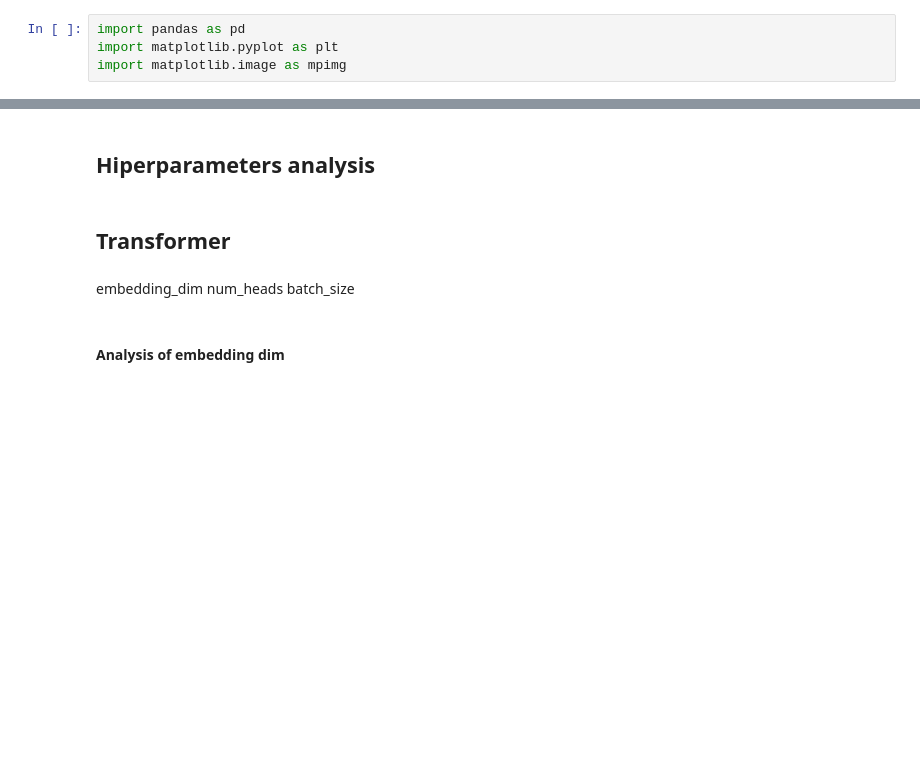
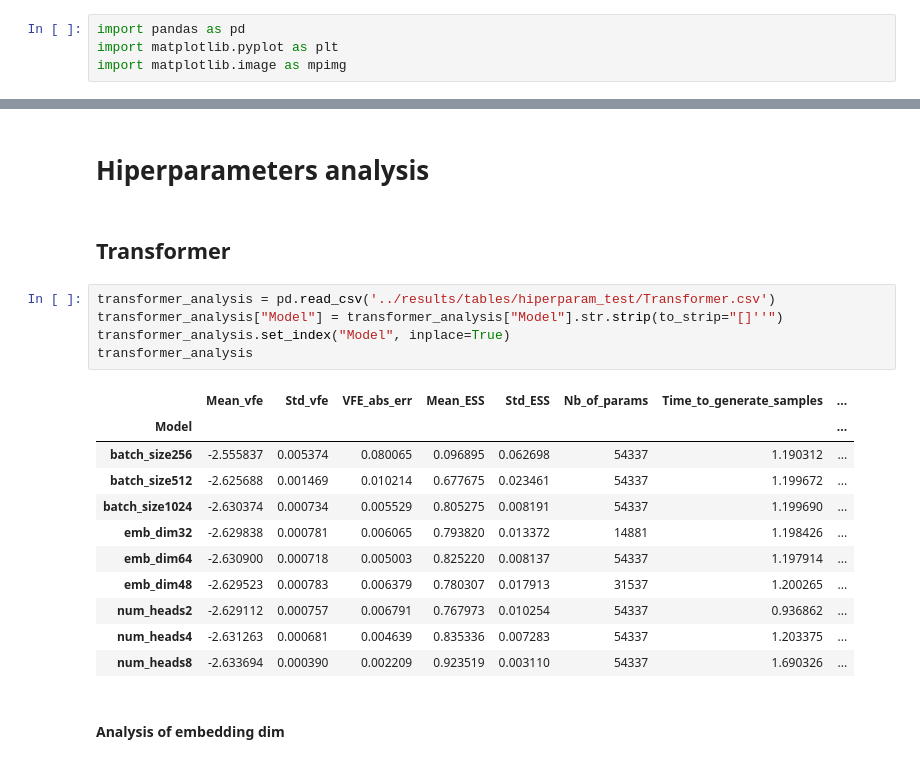
Before and after one commit to jan-szydlowski/Benchmarking-Autoregressive-Generative-Models, a Jupyter notebook: notebooks/analysis.ipynb, the cells around one changed output, grey strips where cells are left out. Saved outputs shown, nothing was run; the diff lists cells and outputs as text; blank space fills up the shorter version.

```diff
--- a/notebooks/analysis.ipynb
+++ b/notebooks/analysis.ipynb
@@ -53,11 +113,24 @@ plt.show()
 # %% [markdown]
-## Hiperparameters analysis
+# Hiperparameters analysis
 # %% [markdown]
 ## Transformer
-# %% [markdown]
-embedding_dim
-num_heads
-batch_size
+# %%
+transformer_analysis = pd.read_csv('../results/tables/hiperparam_test/Transformer.csv')
+transformer_analysis["Model"] = transformer_analysis["Model"].str.strip(to_strip="[]''")
+transformer_analysis.set_index("Model", inplace=True)
+transformer_analysis
+# %% [output]
+|  | Mean_vfe | Std_vfe | VFE_abs_err | Mean_ESS | Std_ESS | Nb_of_params | Time_to_generate_samples | ... |
+| Model |  |  |  |  |  |  |  | ... |
+| batch_size256 | -2.555837 | 0.005374 | 0.080065 | 0.096895 | 0.062698 | 54337 | 1.190312 | ... |
+| batch_size512 | -2.625688 | 0.001469 | 0.010214 | 0.677675 | 0.023461 | 54337 | 1.199672 | ... |
+| batch_size1024 | -2.630374 | 0.000734 | 0.005529 | 0.805275 | 0.008191 | 54337 | 1.199690 | ... |
+| emb_dim32 | -2.629838 | 0.000781 | 0.006065 | 0.793820 | 0.013372 | 14881 | 1.198426 | ... |
+| emb_dim64 | -2.630900 | 0.000718 | 0.005003 | 0.825220 | 0.008137 | 54337 | 1.197914 | ... |
+| emb_dim48 | -2.629523 | 0.000783 | 0.006379 | 0.780307 | 0.017913 | 31537 | 1.200265 | ... |
+| num_heads2 | -2.629112 | 0.000757 | 0.006791 | 0.767973 | 0.010254 | 54337 | 0.936862 | ... |
+| num_heads4 | -2.631263 | 0.000681 | 0.004639 | 0.835336 | 0.007283 | 54337 | 1.203375 | ... |
+| num_heads8 | -2.633694 | 0.000390 | 0.002209 | 0.923519 | 0.003110 | 54337 | 1.690326 | ... |
 # %% [markdown]
 #### Analysis of embedding dim
 # %%
```
Also changed, not shown: parts of 40 cells of this notebook, 15 other files.
